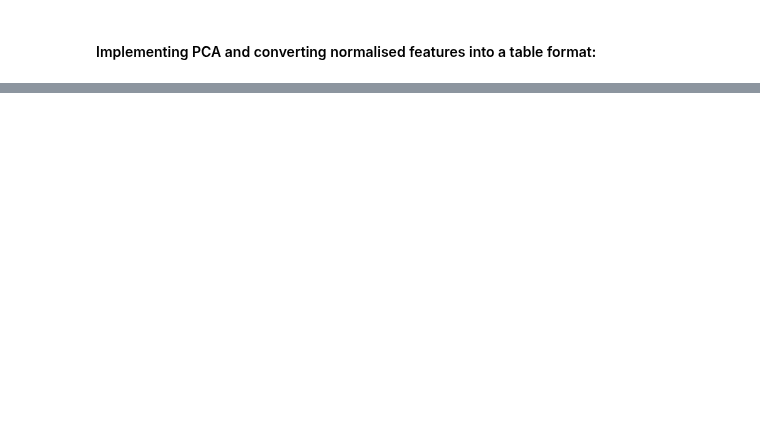
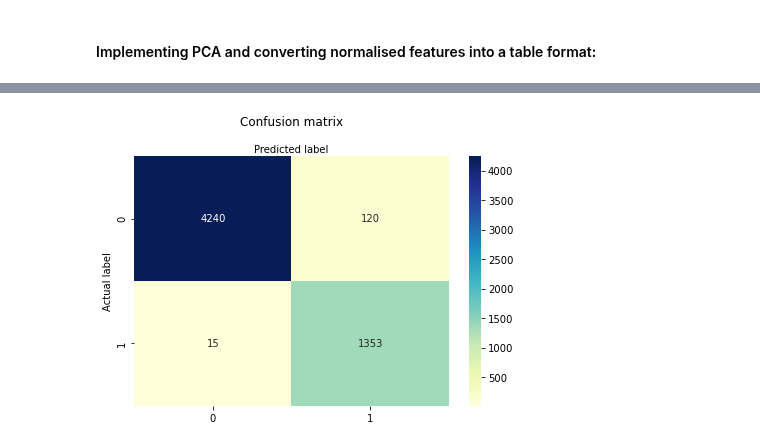
Before and after one commit to CSpanias/spam_filter_bootcamp, a Jupyter notebook: XGBoost_spam_filter/spam_dataset_feature_extraction.ipynb, the cells around one changed output, grey strips where cells are left out. Cells and saved outputs as stored; diff of their text form; code cells hidden in the pictures; blank space fills up the shorter version.

```diff
--- a/XGBoost_spam_filter/spam_dataset_feature_extraction.ipynb
+++ b/XGBoost_spam_filter/spam_dataset_feature_extraction.ipynb
@@ -95,0 +112,30 @@ plt.show()
+# %%
+# Specifying model and KFold parameters
+
+model = XGBClassifier(n_estimators=50, scale_pos_weight=3, max_depth=8, learning_rate=0.3, verbosity=0, random_state=1
+                      , reg_alpha=5, reg_lambda=0, use_label_encoder=False)
+cv = KFold(n_splits=10, random_state=1, shuffle=True)
+# %%
+# Making Predictions
+
+predictions = cross_val_predict(model, X, y, cv=cv)
+# %%
+# Printing confusion matrix in the colored format seen below in output
+
+cm = confusion_matrix(y, predictions)
+class_names = [0, 1] # names of classes
+fig, ax = plt.subplots()
+tick_marks = np.arange(len(class_names))
+plt.xticks(tick_marks, class_names)
+plt.yticks(tick_marks, class_names)
+
+# Creating heatmap
+sns.heatmap(pd.DataFrame(cm), annot=True, cmap="YlGnBu", fmt='g')
+ax.xaxis.set_label_position("top")
+plt.tight_layout()
+plt.title('Confusion matrix', y=1.1)
+plt.ylabel('Actual label')
+plt.xlabel('Predicted label')
+plt.show()
+# %% [output]
+[figure, added]
```
Also changed, not shown: parts of 11 cells of this notebook.
